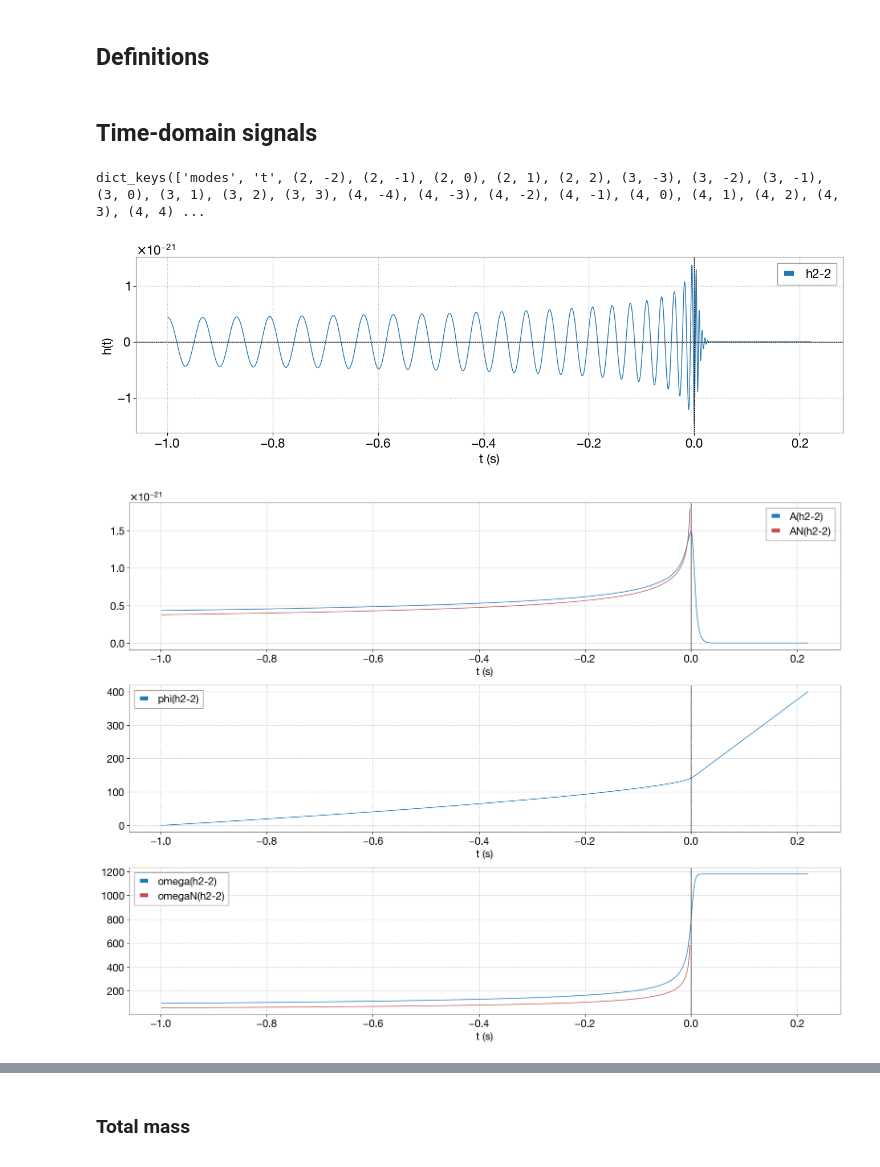
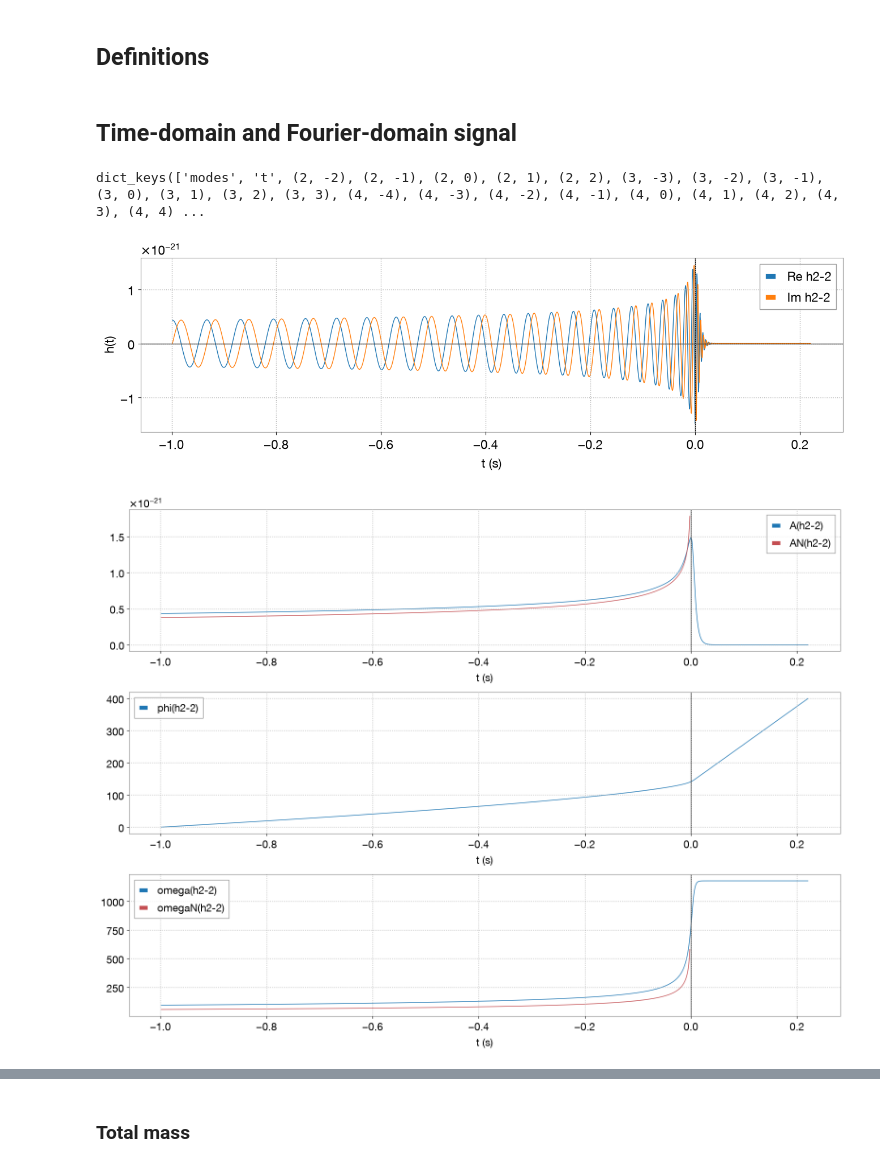
Before and after one commit to SylvainMarsat/gwda_tutorial, a Jupyter notebook: tutorial_1.ipynb, the cells around one changed output, grey strips where cells are left out. Cells and saved outputs as stored; diff of their text form; code cells hidden in the pictures.

```diff
--- a/tutorial_1.ipynb
+++ b/tutorial_1.ipynb
@@ -187,7 +194,10 @@ def gwsignal_dict_td(m1, m2, chi1, chi2, dist, inclination, f_min, f_ref, f_nyqu
                     'condition': 0}
     return python_dict
 
-def gwsignal_GenerateTDModes(m1, m2, chi1, chi2, dist=1e3, f_min=10., f_ref=10., f_nyquist=1024., phi_ref=0., approximant='IMRPhenomTPHM'):
+def gwsignal_GenerateTDModes(m1, m2, chi1, chi2, dist=1e3, f_min=10., f_ref=None, f_nyquist=1024., phi_ref=0., approximant='IMRPhenomTPHM'):
+
+    if f_ref is None:
+        f_ref = f_min
 
     inclination = 0. # ignored for modes generation
     python_dict = gwsignal_dict_td(m1, m2, chi1, chi2, dist, inclination, f_min, f_ref, f_nyquist, phi_ref)
@@ -207,7 +217,10 @@ def gwsignal_GenerateTDModes(m1, m2, chi1, chi2, dist=1e3, f_min=10., f_ref=10.,
 
     return hlm
 
-def gwsignal_GenerateTDhphc(m1, m2, chi1, chi2, dist=1e3, inclination=np.pi/3, f_min=10., f_ref=10., f_nyquist=1024., phi_ref=0., approximant='IMRPhenomTPHM'):
+def gwsignal_GenerateTDhphc(m1, m2, chi1, chi2, dist=1e3, inclination=np.pi/3, f_min=10., f_ref=None, f_nyquist=1024., phi_ref=0., approximant='IMRPhenomTPHM'):
+
+    if f_ref is None:
+        f_ref = f_min
 
     python_dict = gwsignal_dict_td(m1, m2, chi1, chi2, dist, inclination, f_min, f_ref, f_nyquist, phi_ref)
 
@@ -265,9 +281,11 @@ def gwsignal_GenerateFDModes(m1, m2, chi1, chi2, dist=1e3, f_min=10., f_max=512.
 
     return hlm
 # %% [markdown]
-## Time-domain signals
+## Time-domain and Fourier-domain signal
 # %%
-hlm = gwsignal_GenerateTDModes(60., 30., [0., 0., 0.], [0., 0., 0.], f_min=15., f_ref=15.)
+# Syntax: we pass m1, m2, spin1, spin2 (spins as lists with their xyz components)
+# As options, starting frequency
+hlm = gwsignal_GenerateTDModes(60., 30., [0., 0., 0.], [0., 0., 0.], f_min=15.)
 # %%
 hlm.keys()
 # %% [output]
@@ -275,30 +293,34 @@ dict_keys(['modes', 't', (2, -2), (2, -1), (2, 0), (2, 1), (2, 2), (3, -3), (3,
 # %%
 fig, ax = plt.subplots(1,1, figsize=[16,4])
 
-ax.plot(hlm['t'], np.real(hlm[(2,-2)]) , label=r'h2-2')
+ax.plot(hlm['t'], np.real(hlm[(2,-2)]) , label=r'Re h2-2')
+ax.plot(hlm['t'], np.imag(hlm[(2,-2)]) , label=r'Im h2-2')
 
 ax.axhline(0., c='k')
 ax.axvline(0., c='k')
 ax.set_xlabel(r't (s)')
 ax.set_ylabel(r'h(t)')
 ax.legend(loc='best');
 # %% [output]
-[figure, old version]
+[figure, new version]
 # %%
-fig, axs = plt.subplots(3,1, figsize=[16,12])
+# Plotting the amplitude, phase, phase derivative
 
 amp = np.abs(hlm[(2,-2)])
 phase = np.unwrap(np.angle(hlm[(2,-2)]))
 omega = scipy.interpolate.InterpolatedUnivariateSpline(hlm['t'], phase)(hlm['t'], 1)
 
+fig, axs = plt.subplots(3,1, figsize=[16,12])
 axs[0].plot(hlm['t'], amp, label=r'A(h2-2)')
 axs[1].plot(hlm['t'], phase, label=r'phi(h2-2)')
 axs[2].plot(hlm['t'], omega, label=r'omega(h2-2)')
 
+# Comparison with leading-order analytical approximations
+
 # units
 Msol_s = 4.925491025543576e-06 # GMsol/c^3
 Msol_m = 1476.6250614046494 # GMsol/c^2
-Mpc_m = 3.085677581491367e+22
+Mpc_m = 3.085677581491367e+22 # Megaparsec in meters
 
 m1, m2 = 40., 30.
 Mchirp = (m1 * m2)**(3/5) / (m1 + m2)**(1/5)
@@ -318,4 +340,4 @@ for i in range(3):
 
 fig.tight_layout()
 # %% [output]
-[figure, old version]
+[figure, new version]
```
Also changed, not shown: parts of 85 cells of this notebook, 1 other file.
